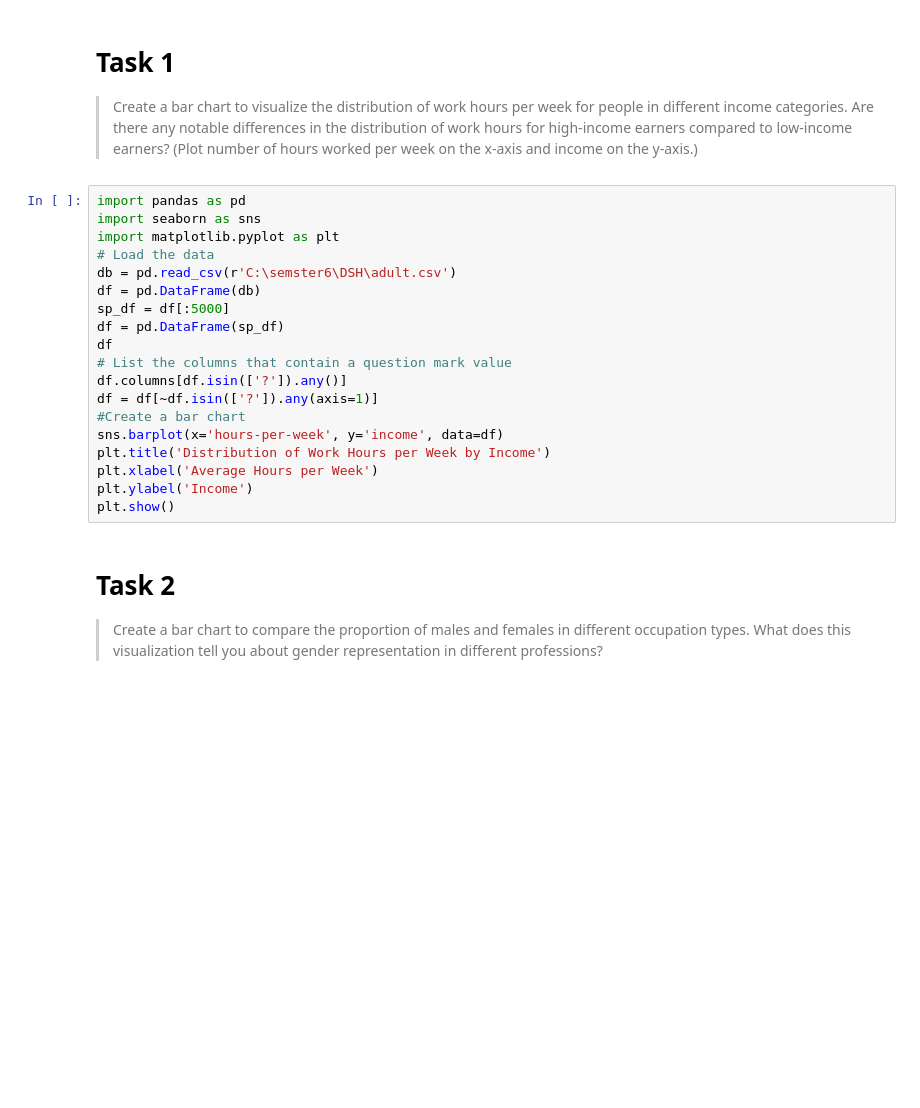
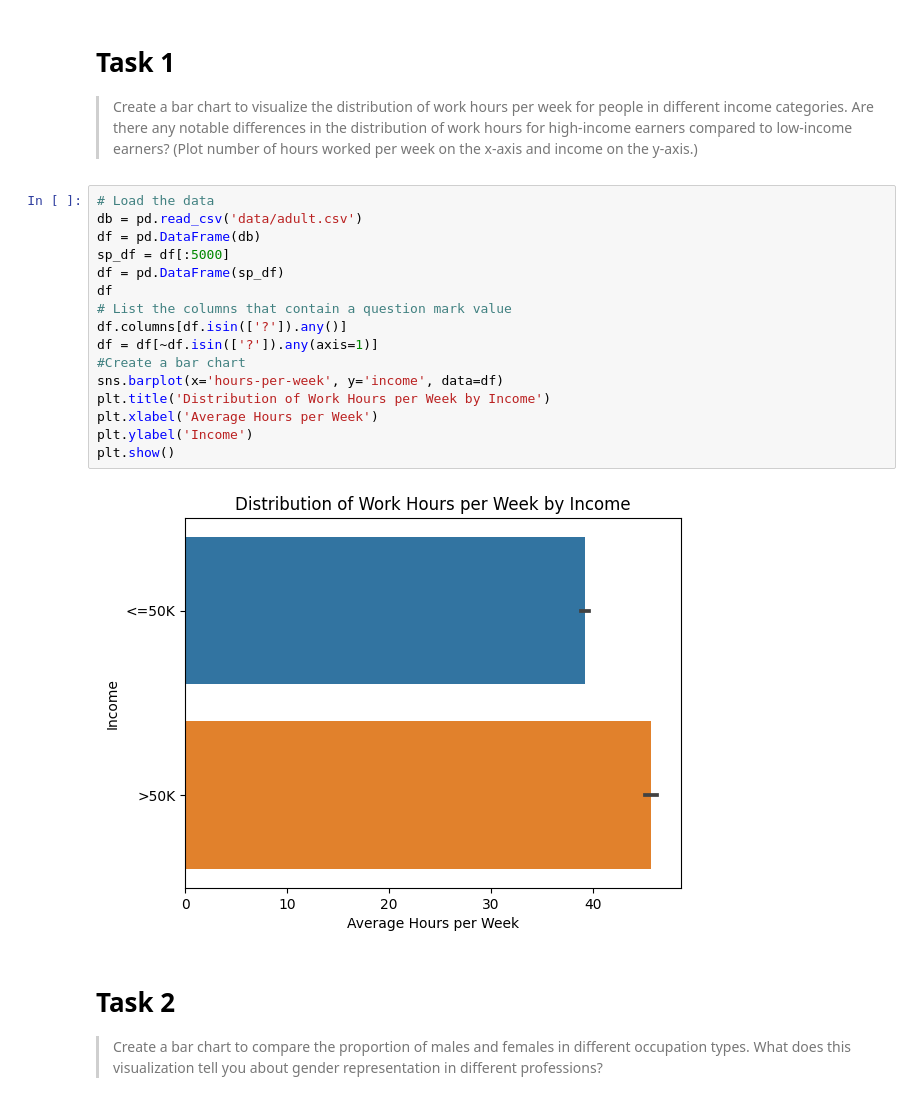
Before and after one commit to Jonson26/DSH-Pase2-Group1, a Jupyter notebook: Session3.ipynb, the cells around one changed output. Cells and saved outputs as stored; diff of their text form; blank space fills up the shorter version.

Commit message:
merged discord stuff adjusted dataframe handling cleaned up imports

```diff
--- a/Session3.ipynb
+++ b/Session3.ipynb
@@ -26,24 +26,23 @@ dfs = pd.DataFrame(db_standardized)
 
 >Create a bar chart to visualize the distribution of work hours per week for people in different income categories. Are there any notable differences in the distribution of work hours for high-income earners compared to low-income earners? (Plot number of hours worked per week on the x-axis and income on the y-axis.)
 # %%
-import pandas as pd
-import seaborn as sns
-import matplotlib.pyplot as plt
 # Load the data
-db = pd.read_csv(r'C:\semster6\DSH\adult.csv')
+db = pd.read_csv('data/adult.csv')
 df = pd.DataFrame(db)
 sp_df = df[:5000]
 df = pd.DataFrame(sp_df)
 df
 # List the columns that contain a question mark value
 df.columns[df.isin(['?']).any()]
 df = df[~df.isin(['?']).any(axis=1)]
 #Create a bar chart
 sns.barplot(x='hours-per-week', y='income', data=df)
 plt.title('Distribution of Work Hours per Week by Income')
 plt.xlabel('Average Hours per Week')
 plt.ylabel('Income')
 plt.show()
+# %% [output]
+[figure, added]
 # %% [markdown]
 # Task 2
 
```
Also changed, not shown: parts of 9 cells of this notebook.
